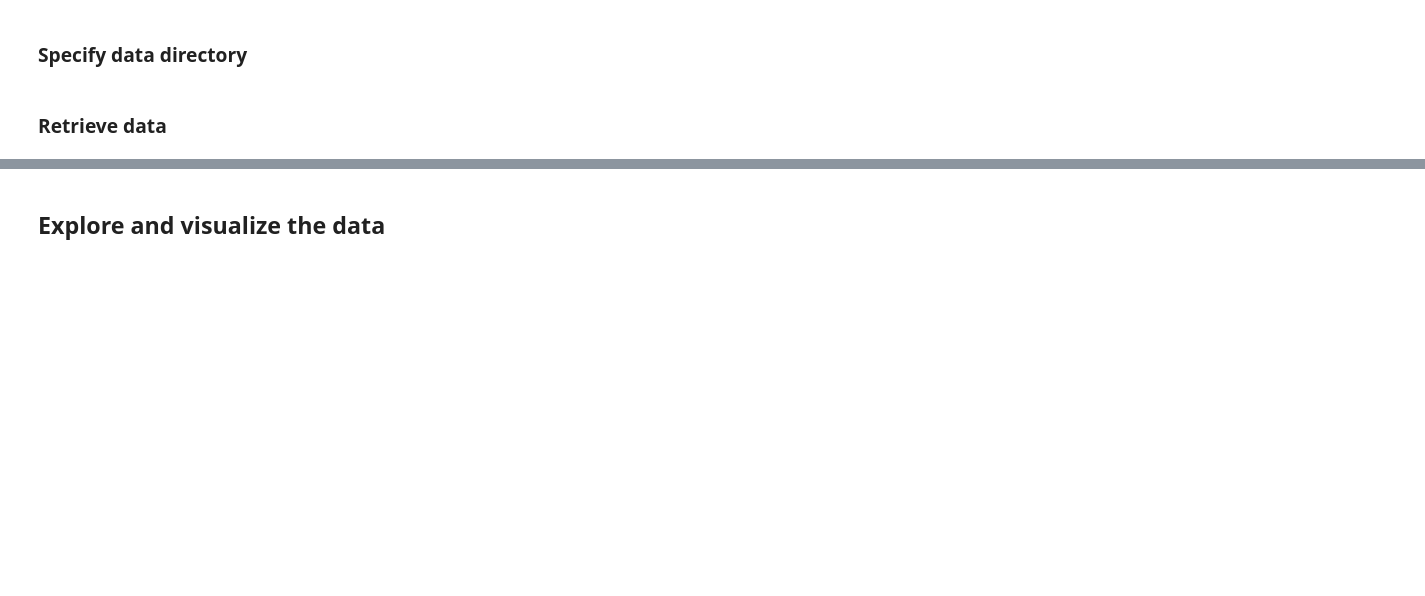
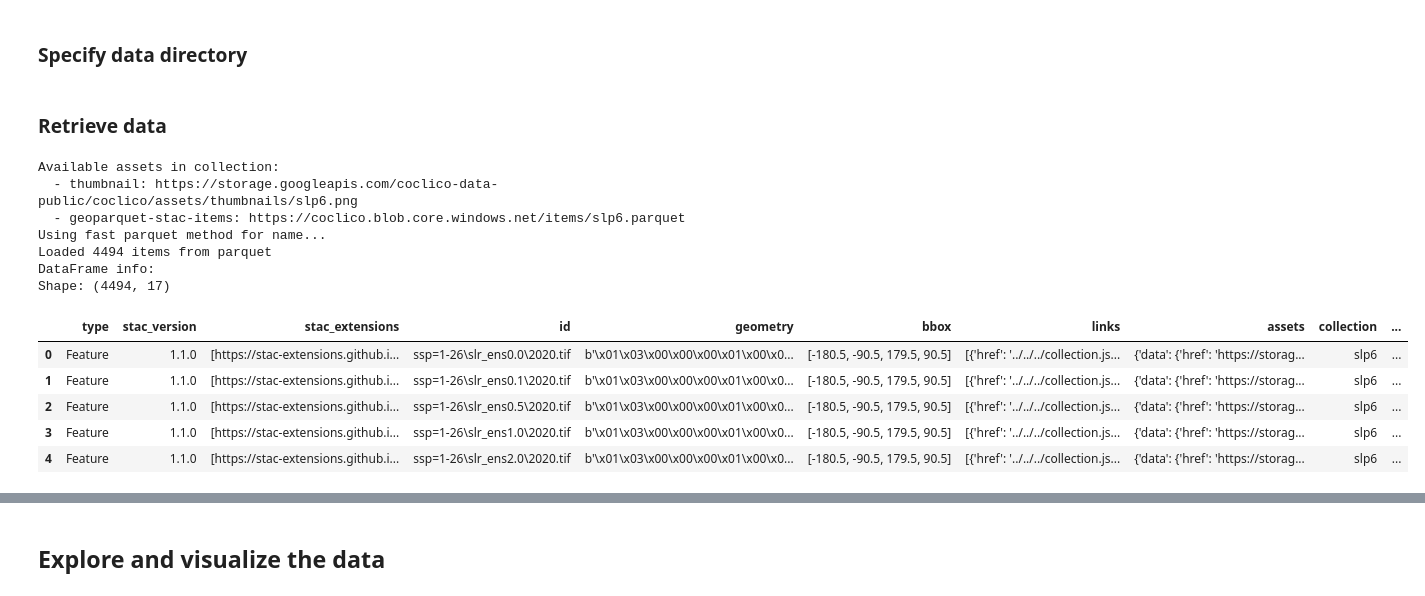
Before and after one commit to Deltares-research/IDP-workbench, a Jupyter notebook: tutorials/co-data/geotiff.ipynb, the cells around one changed output, grey strips where cells are left out. Drawn from its saved outputs; the diff is of its cells as text; code cells hidden in the pictures; blank space fills up the shorter version.

```diff
--- a/tutorials/co-data/geotiff.ipynb
+++ b/tutorials/co-data/geotiff.ipynb
@@ -108,0 +187,24 @@ os.makedirs(DATADIR, exist_ok=True)
+# %%
+catalog = pystac.Catalog.from_file(
+    "https://storage.googleapis.com/coclico-data-public/coclico/coclico-stac/catalog.json"
+)
+
+#list(catalog.get_children())
+# %%
+ar6_col = catalog.get_child("slp6")
+items_ar6_df = get_collection_df(ar6_col)
+items_ar6_df.head()
+# %% [output]
+Available assets in collection:
+  - thumbnail: https://storage.googleapis.com/coclico-data-public/coclico/assets/thumbnails/slp6.png
+  - geoparquet-stac-items: https://coclico.blob.core.windows.net/items/slp6.parquet
+Using fast parquet method for name...
+Loaded 4494 items from parquet
+DataFrame info:
+Shape: (4494, 17)
+|  | type | stac_version | stac_extensions | id | geometry | bbox | links | assets | collection | ... |
+| 0 | Feature | 1.1.0 | [https://stac-extensions.github.i... | ssp=1-26\slr_ens0.0\2020.tif | b'\x01\x03\x00\x00\x00\x01\x00\x0... | [-180.5, -90.5, 179.5, 90.5] | [{'href': '../../../collection.js... | {'data': {'href': 'https://storag... | slp6 | ... |
+| 1 | Feature | 1.1.0 | [https://stac-extensions.github.i... | ssp=1-26\slr_ens0.1\2020.tif | b'\x01\x03\x00\x00\x00\x01\x00\x0... | [-180.5, -90.5, 179.5, 90.5] | [{'href': '../../../collection.js... | {'data': {'href': 'https://storag... | slp6 | ... |
+| 2 | Feature | 1.1.0 | [https://stac-extensions.github.i... | ssp=1-26\slr_ens0.5\2020.tif | b'\x01\x03\x00\x00\x00\x01\x00\x0... | [-180.5, -90.5, 179.5, 90.5] | [{'href': '../../../collection.js... | {'data': {'href': 'https://storag... | slp6 | ... |
+| 3 | Feature | 1.1.0 | [https://stac-extensions.github.i... | ssp=1-26\slr_ens1.0\2020.tif | b'\x01\x03\x00\x00\x00\x01\x00\x0... | [-180.5, -90.5, 179.5, 90.5] | [{'href': '../../../collection.js... | {'data': {'href': 'https://storag... | slp6 | ... |
+| 4 | Feature | 1.1.0 | [https://stac-extensions.github.i... | ssp=1-26\slr_ens2.0\2020.tif | b'\x01\x03\x00\x00\x00\x01\x00\x0... | [-180.5, -90.5, 179.5, 90.5] | [{'href': '../../../collection.js... | {'data': {'href': 'https://storag... | slp6 | ... |
```
Also changed, not shown: parts of 15 cells of this notebook, 1 other file.
